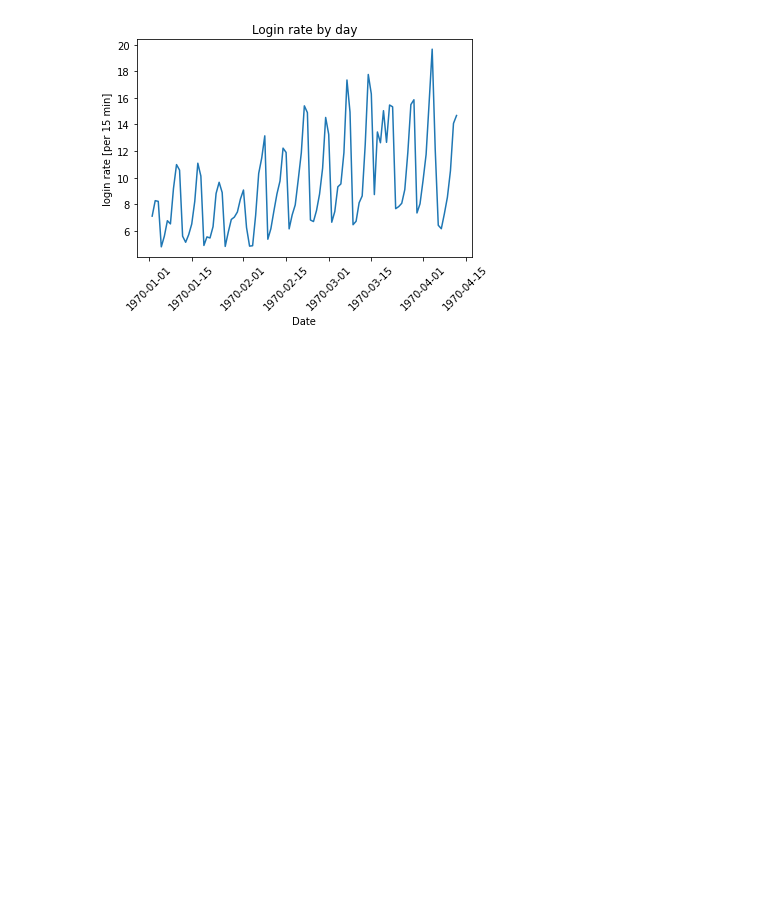
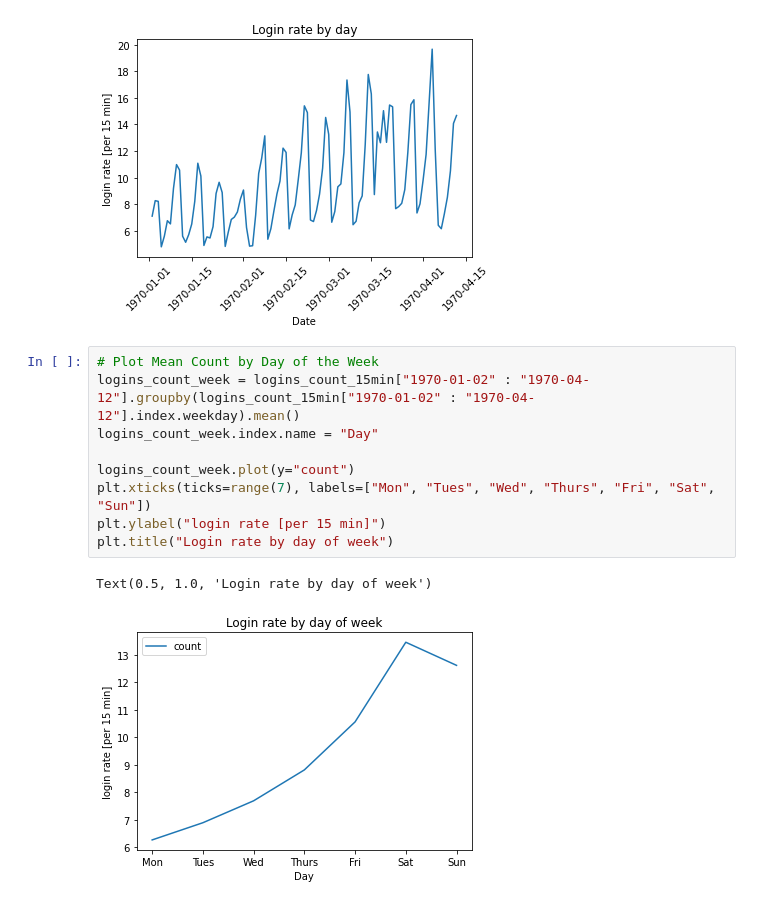
Before and after one commit to ChadDelany/challenge_ultimate, a Jupyter notebook: challenge_ultimate.ipynb, the cells around one changed output. Cells and saved outputs as stored; diff of their text form; blank space fills up the shorter version.

Commit message:
plot mean count by day of the week

```diff
--- a/challenge_ultimate.ipynb
+++ b/challenge_ultimate.ipynb
@@ -56,3 +56,15 @@ plt.title("Login rate by day")
 # %% [output]
 Text(0.5, 1.0, 'Login rate by day')
 [figure]
+# %%
+# Plot Mean Count by Day of the Week
+logins_count_week = logins_count_15min["1970-01-02" : "1970-04-12"].groupby(logins_count_15min["1970-01-02" : "1970-04-12"].index.weekday).mean()
+logins_count_week.index.name = "Day"
+
+logins_count_week.plot(y="count")
+plt.xticks(ticks=range(7), labels=["Mon", "Tues", "Wed", "Thurs", "Fri", "Sat", "Sun"])
+plt.ylabel("login rate [per 15 min]")
+plt.title("Login rate by day of week")
+# %% [output]
+Text(0.5, 1.0, 'Login rate by day of week')
+[figure, added]
```
